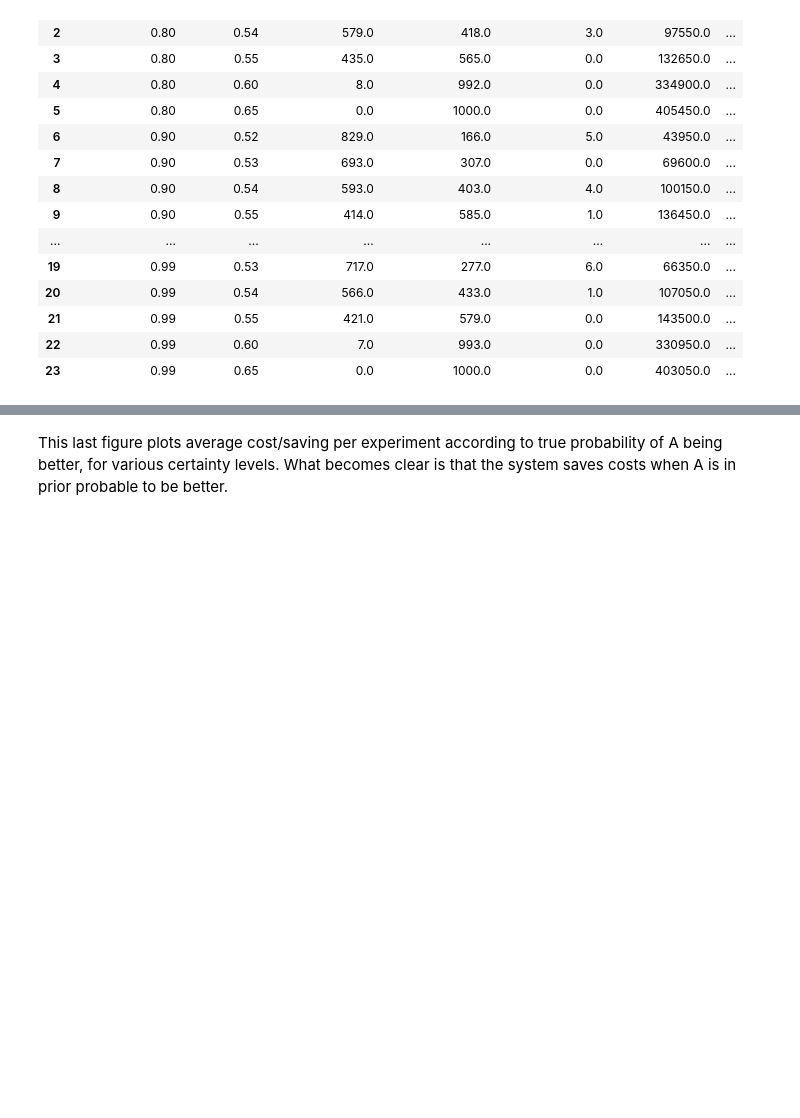
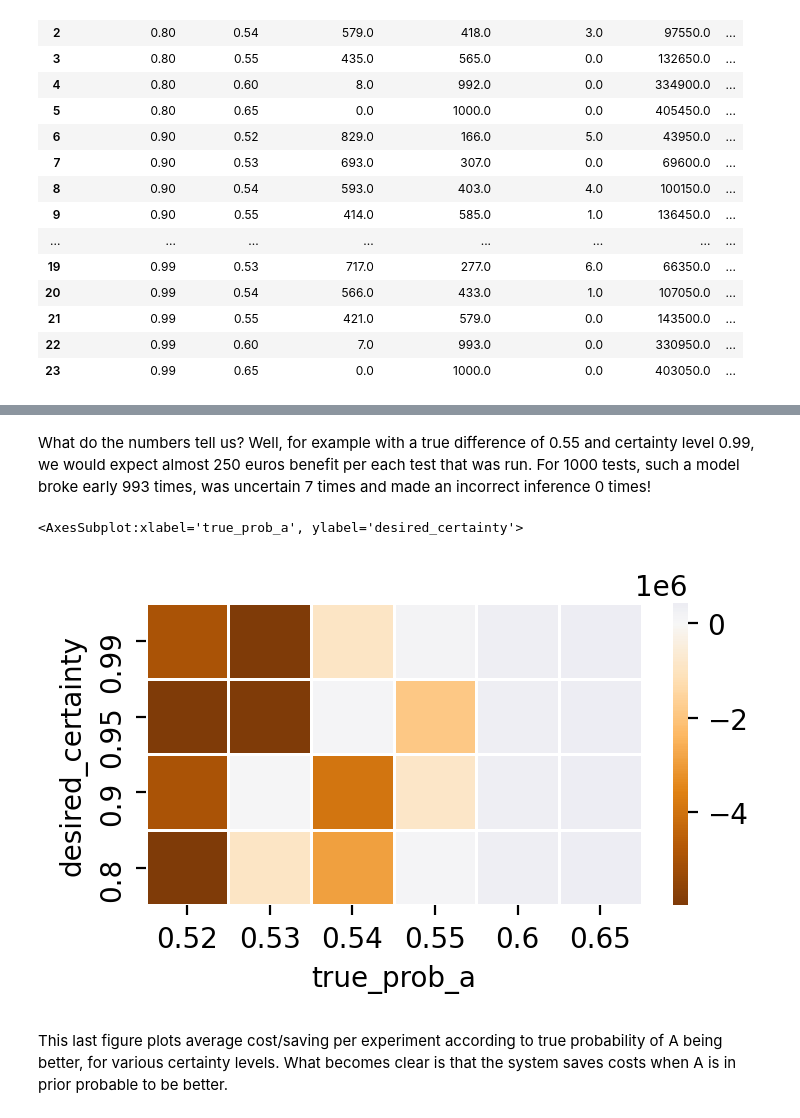
Before and after one commit to tjpajala/bayes_ab_sim, a Jupyter notebook: notebooks/bayesian_simulation.ipynb, the cells around one changed output, grey strips where cells are left out. Drawn from its saved outputs; the diff is of its cells as text; code cells hidden in the pictures; blank space fills up the shorter version.

```diff
--- a/notebooks/bayesian_simulation.ipynb
+++ b/notebooks/bayesian_simulation.ipynb
@@ -506,3 +550,12 @@ cost_outcome_df.hvplot(x="true_prob_a", y="desired_certainty", C="total", kind="
+# %% [markdown]
+What do the numbers tell us? Well, for example with a true difference of 0.55 and certainty level 0.99, we would expect almost 250 euros benefit per each test that was run. For 1000 tests, such a model broke early 993 times, was uncertain 7 times and made an incorrect inference 0 times!
+# %%
+sns.heatmap(cost_outcome_df.pivot("desired_certainty","true_prob_a","total").\
+            sort_values("desired_certainty",ascending=False),
+            linewidths=0.5, cmap="PuOr",center=0)
+# %% [output]
+<AxesSubplot:xlabel='true_prob_a', ylabel='desired_certainty'>
+[figure, added]
 # %% [markdown]
 This last figure plots average cost/saving per experiment according to true probability of A being better, for various certainty levels. What becomes clear is that the system saves costs when A is in prior probable to be better.
 # %%
```
Also changed, not shown: parts of 12 cells of this notebook.
